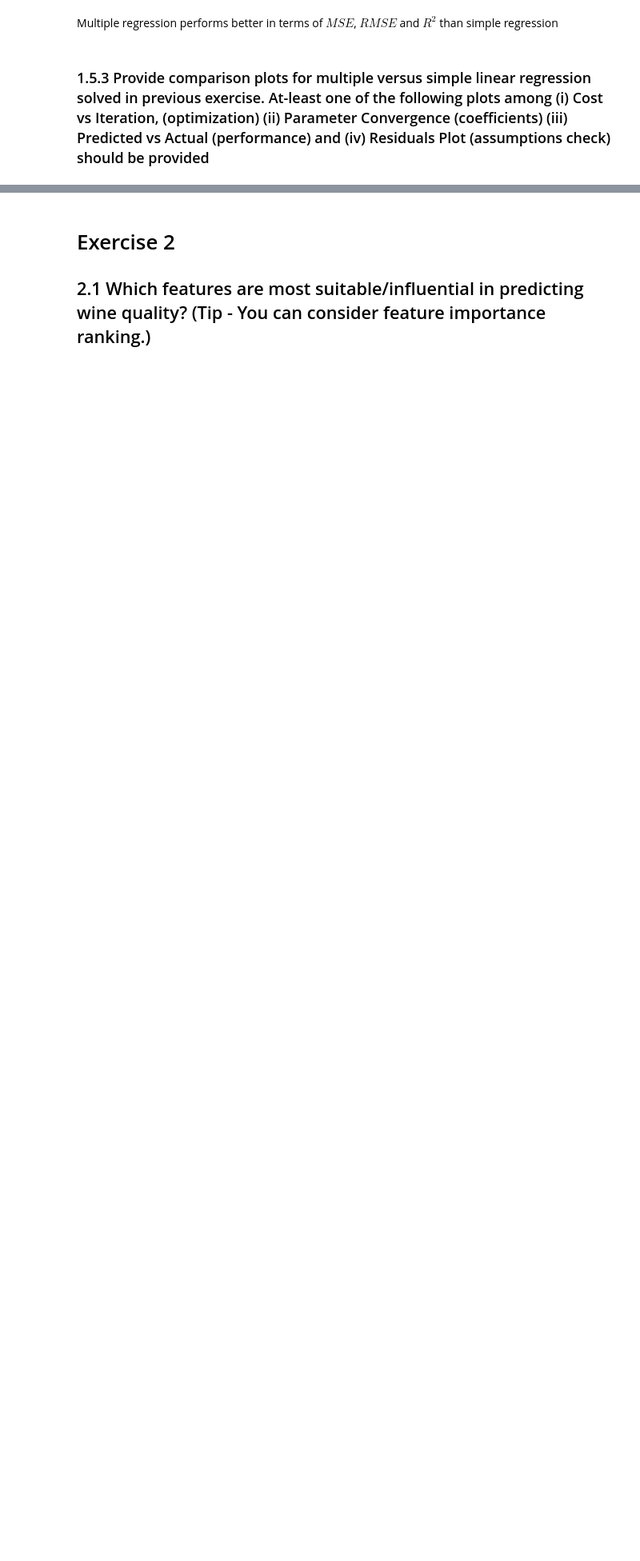
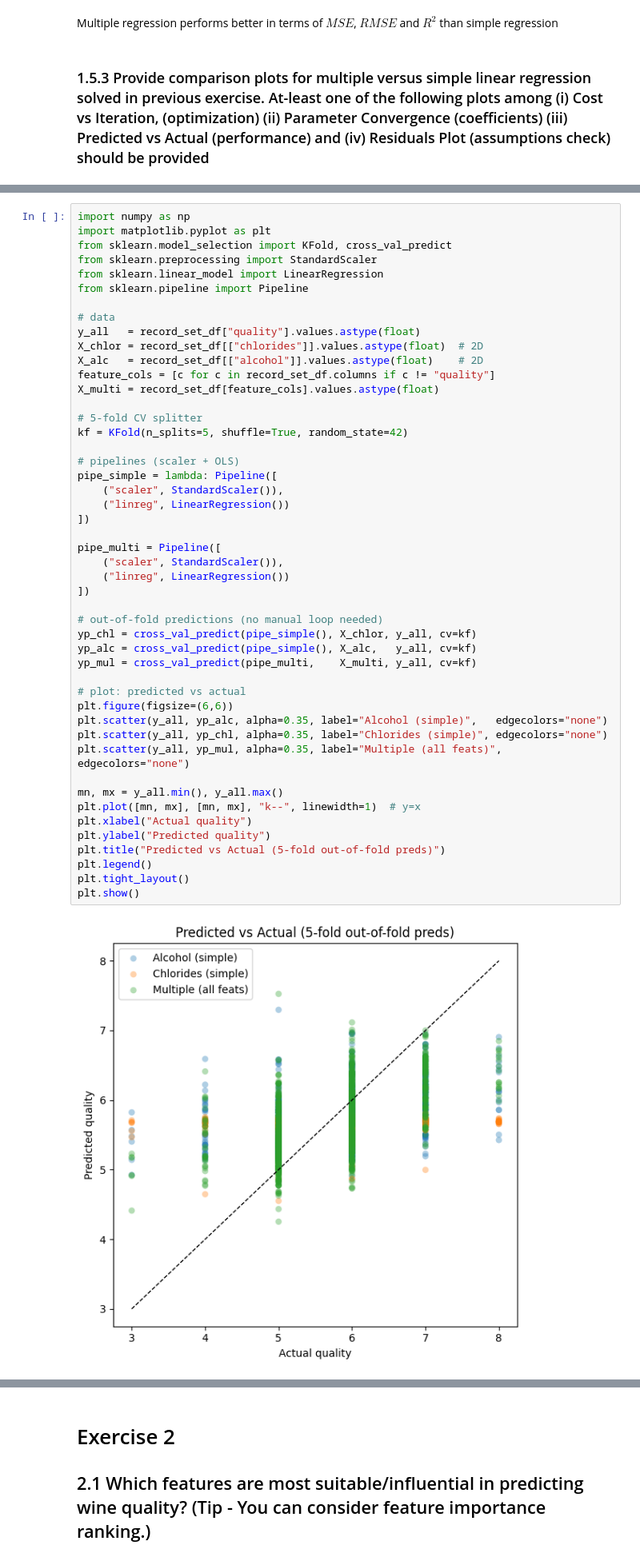
Before and after one commit to arthurBorger/machine_learning, a Jupyter notebook: assignment_1/exercise_1.ipynb, the cells around one changed output, grey strips where cells are left out. Shown at 80% size. Saved outputs shown, nothing was run; the diff lists cells and outputs as text; blank space fills up the shorter version.

```diff
--- a/assignment_1/exercise_1.ipynb
+++ b/assignment_1/exercise_1.ipynb
@@ -628,3 +587,53 @@ plt.show()
+# %%
+import numpy as np
+import matplotlib.pyplot as plt
+from sklearn.model_selection import KFold, cross_val_predict
+from sklearn.preprocessing import StandardScaler
+from sklearn.linear_model import LinearRegression
+from sklearn.pipeline import Pipeline
+
+# data
+y_all   = record_set_df["quality"].values.astype(float)
+X_chlor = record_set_df[["chlorides"]].values.astype(float)  # 2D
+X_alc   = record_set_df[["alcohol"]].values.astype(float)    # 2D
+feature_cols = [c for c in record_set_df.columns if c != "quality"]
+X_multi = record_set_df[feature_cols].values.astype(float)
+
+# 5-fold CV splitter
+kf = KFold(n_splits=5, shuffle=True, random_state=42)
+
+# pipelines (scaler + OLS)
+pipe_simple = lambda: Pipeline([
+    ("scaler", StandardScaler()),
+    ("linreg", LinearRegression())
+])
+
+pipe_multi = Pipeline([
+    ("scaler", StandardScaler()),
+    ("linreg", LinearRegression())
+])
+
+# out-of-fold predictions (no manual loop needed)
+yp_chl = cross_val_predict(pipe_simple(), X_chlor, y_all, cv=kf)
+yp_alc = cross_val_predict(pipe_simple(), X_alc,   y_all, cv=kf)
+yp_mul = cross_val_predict(pipe_multi,    X_multi, y_all, cv=kf)
+
+# plot: predicted vs actual
+plt.figure(figsize=(6,6))
+plt.scatter(y_all, yp_alc, alpha=0.35, label="Alcohol (simple)",   edgecolors="none")
+plt.scatter(y_all, yp_chl, alpha=0.35, label="Chlorides (simple)", edgecolors="none")
+plt.scatter(y_all, yp_mul, alpha=0.35, label="Multiple (all feats)", edgecolors="none")
+
+mn, mx = y_all.min(), y_all.max()
+plt.plot([mn, mx], [mn, mx], "k--", linewidth=1)  # y=x
+plt.xlabel("Actual quality")
+plt.ylabel("Predicted quality")
+plt.title("Predicted vs Actual (5-fold out-of-fold preds)")
+plt.legend()
+plt.tight_layout()
+plt.show()
+# %% [output]
+[figure, added]
 # %% [markdown]
 ### 1.5.4 Which model performs better and why?
 The multiple regression performs better.
```
Also changed, not shown: parts of 4 cells of this notebook, 1 other file.
